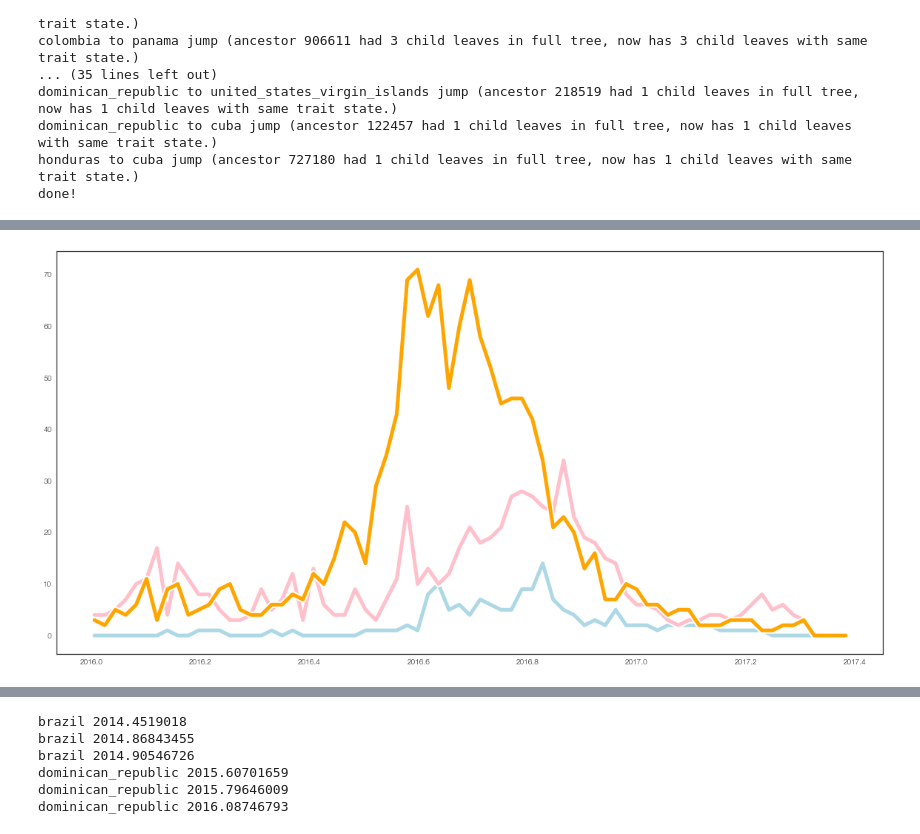
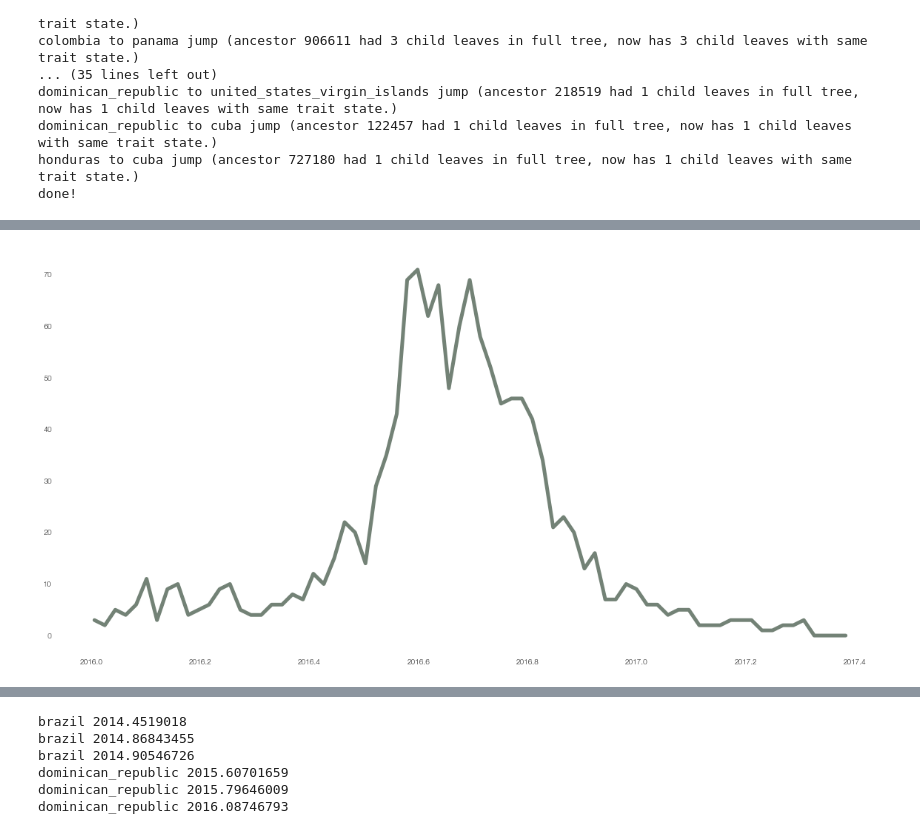
Before and after one commit to blab/zika-usvi, a Jupyter notebook: scripts/tree-plotting.ipynb, the cells around one changed output, grey strips where cells are left out. Saved outputs shown, nothing was run; the diff lists cells and outputs as text; code cells hidden in the pictures.

```diff
--- a/scripts/tree-plotting.ipynb
+++ b/scripts/tree-plotting.ipynb
@@ -53,0 +87,4 @@ usvi_df.rename(columns={'St. Thomas': 'saint_thomas', 'St. Croix': 'saint_croix'
+# %%
+#usvi_total = usvi_df.sum(axis=1)
+usvi_df['total'] = usvi_df.sum(axis=1)
+usvi_df.to_csv('/Users/alliblk/Desktop/gitrepos/zika-usvi/data/andersen-paho-cases/usvi_only.csv')
@@ -459,0 +582,9 @@ print [x for x in subtree.Objects]
+# %%
+usvi_secondary_clade = []
+for origin,subtree in sorted(within_country_trees['united_states_virgin_islands']):
+    if subtree.root.numChildren > 4 and subtree.root.numChildren < 10: #grab secondary usvi clade
+        for x in subtree.Objects:
+            if isinstance (x, bt.leaf):
+                usvi_secondary_clade.append(x.name.split('|')[0])
+print usvi_secondary_clade
+print len(usvi_secondary_clade)
@@ -600,13 +763,0 @@ plt.savefig('/Users/alliblk/Desktop/gitrepos/zika-usvi/figures/usvi_introduction
-# %%
-from datetime import datetime as dt
-
-def decimalDate(date,date_format="%Y-%m-%d"):
-    """ Converts calendar dates in specified format to decimal date. """
-    sampling_date = dt.strptime(date,date_format)
-    year =  sampling_date.year
-    beginning_of_year = datetime.datetime(year,1,1) #year, month, day, so year 1,1 == beginning of year
-    end_of_year = datetime.datetime(year+1,1,1) #next year 1,1 is a full year away from beginning of sampling year
-    #return fraction of the full year (in seconds) that occurs between jan 1st and your sampling date
-    return year + ((sampling_date - beginning_of_year).total_seconds() / ((end_of_year - beginning_of_year).total_seconds()))
-
-print decimalDate(x)
@@ -615,3 +763,0 @@ print decimalDate(x)
-# %%
-x_values = [decimalDate(x) for x in usvi_df['date']]
-y_values = [y for y in usvi_df['St. Thomas']]
@@ -618,15 +880,23 @@ y_values = [y for y in usvi_df['St. Thomas']]
 # %%
 #incidence by itself
 
 fig,ax = plt.subplots(figsize=(20, 10),facecolor='w')
 
 islands = ['saint_croix', 'saint_thomas', 'saint_john']
+island1 = ['saint_thomas']
 
-for island in islands:
+for island in island1:
     x_values = [decimalDate(x) for x in usvi_df['date']]
     y_values = [y for y in usvi_df[island]]
 
-    ax.plot(x_values,y_values,color=usvi_island_colors[island],lw=5,label='x',zorder=int(sum(y_values)))
+    ax.plot(x_values,y_values,color='#738276',lw=5,label='x',zorder=int(sum(y_values)))
     ax.plot(x_values,y_values,color='w',lw=9,zorder=int(sum(y_values))-1)
+
+ax.spines['top'].set_visible(False)
+ax.spines['right'].set_visible(False)
+ax.spines['left'].set_visible(False)
+ax.spines['bottom'].set_visible(False)
+
+plt.savefig('/Users/alliblk/Desktop/talk-images/incidence_curve_transparent.pdf', transparent = True)
 # %% [output]
-[figure, old version]
+[figure, new version]
```
Also changed, not shown: parts of 21 cells of this notebook.
